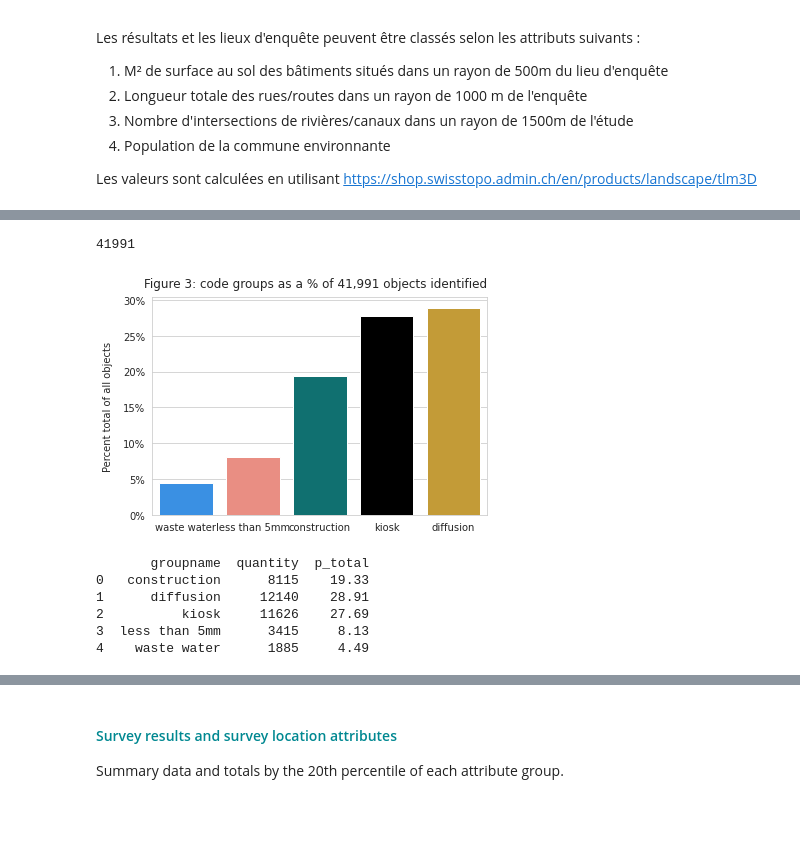
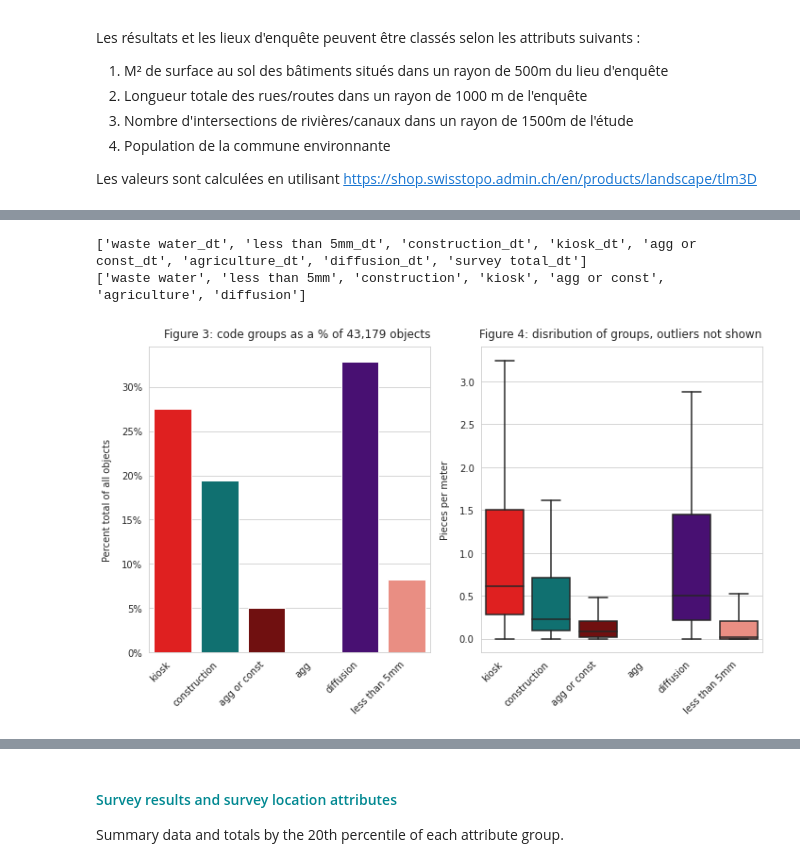
Before and after one commit to hammerdirt-analyst/iqals, a Jupyter notebook: codegroupsummary.ipynb, the cells around one changed output, grey strips where cells are left out. Saved outputs shown, nothing was run; the diff lists cells and outputs as text; code cells hidden in the pictures; blank space fills up the shorter version.

```diff
--- a/codegroupsummary.ipynb
+++ b/codegroupsummary.ipynb
@@ -26,6 +26,7 @@ from scipy import stats
 import datetime as dt
 from statsmodels.distributions.empirical_distribution import ECDF
 from scipy.stats import kendalltau, pearsonr, spearmanr
+import math
 
 def kendall_pval(x,y):
     return kendalltau(x,y)[1]
@@ -103,6 +104,8 @@ titler_k17 = {'loc':'right', 'pad':10, 'linespacing':1.5, 'fontsize':12, 'color'
 xlab_k = {'labelpad':10, 'fontsize':12}
 ylab_k = {'labelpad':14, 'fontsize':14}
 titler_k = {'loc':'right', 'pad':10, 'linespacing':1.5, 'fontsize':12}
+label45r = {'rotation':45, 'ha':'right'}
+label45c = {'rotation':45, 'ha':'center'}
 
 # use these to format date axis in charts
 weeks = mdates.WeekdayLocator(byweekday=1, interval=4)
@@ -761,43 +922,68 @@ def count_k(a_string, limit):
             new_words.append(word)
 
     return " ".join(new_words)
+# %%
+print(dt_names)
+print(group_names)
+# %% [output]
+['waste water_dt', 'less than 5mm_dt', 'construction_dt', 'kiosk_dt', 'agg or const_dt', 'agriculture_dt', 'diffusion_dt', 'survey total_dt']
+['waste water', 'less than 5mm', 'construction', 'kiosk', 'agg or const', 'agriculture', 'diffusion']
 # %%
 sns.set_style('whitegrid')
 markers = ['s', 'P', 'D', 'X', 'o']
 def make_ecdf(somdata, numsamps):
     vals = somdata.pcs_m.sort_values()
     valsy = [i/numsamps for i in np.arange(numsamps)]
     return vals, valsy
-colors = ['dodgerblue', 'salmon', 'teal', 'black', 'goldenrod']
+
+
+def map_to_group_type(x):
+    if x in ['diffusion','less than 5mm']:
+        thistype = 'phys'
+    else:
+        thistype = 'econ'
+    return thistype
+
+colors = ['dodgerblue', 'salmon', 'teal', 'red','maroon','goldenrod', 'indigo']
+grouppalette = {x:colors[i] for i,x in enumerate(group_names)}
 
 groupdconcat = pd.concat( [groupdfs[name] for name in dt_names[:-1]])
+groupdconcat['grouptype'] = groupdconcat.groupname.map(lambda x: map_to_group_type(x))
 atotal = groupdfs['survey total_dt'].quantity.sum()
-print(atotal)
-groupoftotal = groupdconcat.groupby('groupname', as_index=False).quantity.sum()
+groupoftotal = groupdconcat.groupby(['grouptype','groupname'], as_index=False).quantity.sum()
 groupoftotal['p_total'] = (groupoftotal.quantity/atotal)*100
 groupoftotal['p_total'] = groupoftotal['p_total'].round(2)
+groupoftotal.sort_values(by='p_total', ascending=True, inplace=True)
+anorder = groupoftotal.groupname.values
+
+anorder = ['kiosk', 'construction', 'agg or const', 'agg', 'diffusion', 'less than 5mm']
 
 
-
-fig, ax = plt.subplots()
+fig, ax = plt.subplots(1,2, figsize=(10, 6))
 
 
-sns.barplot(data=groupoftotal, x='groupname', order=group_names,y='p_total', palette=colors, ax=ax)
+sns.barplot(data=groupoftotal, x='groupname', hue='groupname', palette=grouppalette, y='p_total', order=anorder, dodge=False, ax=ax[0])
 a_form = mtick.FormatStrFormatter('%.0f%%')
-ax.yaxis.set_major_formatter(a_form)
-ax.set_ylabel("Percent total of all objects", labelpad=10)
-ax.set_xlabel("")
-ax.set_title(F"Figure {figure_num}: code groups as a % of {'{:,}'.format(atotal)} objects identified", **titler_k)
+ax[0].yaxis.set_major_formatter(a_form)
+ax[0].set_ylabel("Percent total of all objects", labelpad=10)
+ax[0].set_xlabel("")
+ax[0].set_title(F"Figure {figure_num}: code groups as a % of {'{:,}'.format(atotal)} objects", **titler_k)
+ax[0].get_legend().remove()
+ax[0].set_xticklabels(ax[0].get_xticklabels(),**label45r)
 figure_num += 1
+
+sns.boxplot(data=groupdconcat, x='groupname', y='pcs_m', hue='groupname', palette=grouppalette, order=anorder, dodge=False, ax=ax[1], showfliers=False)
+# a_form = mtick.FormatStrFormatter('%.0f%%')
+# ax.yaxis.set_major_formatter(a_form)
+ax[1].set_ylabel("Pieces per meter", labelpad=10)
+ax[1].set_xlabel("")
+ax[1].set_title(F"Figure {figure_num}: disribution of groups, outliers not shown", **titler_k)
+ax[1].get_legend().remove()
+ax[1].set_xticklabels(ax[1].get_xticklabels(),**label45r)
+figure_num += 1
+
+plt.tight_layout()
 plt.show()
 plt.close()
-print(groupoftotal)
 # %% [output]
-41991
-[figure, old version]
+[figure, new version]
-       groupname  quantity  p_total
-0   construction      8115    19.33
-1      diffusion     12140    28.91
-2          kiosk     11626    27.69
-3  less than 5mm      3415     8.13
-4    waste water      1885     4.49
```
Also changed, not shown: parts of 62 cells of this notebook, 42 other files.
